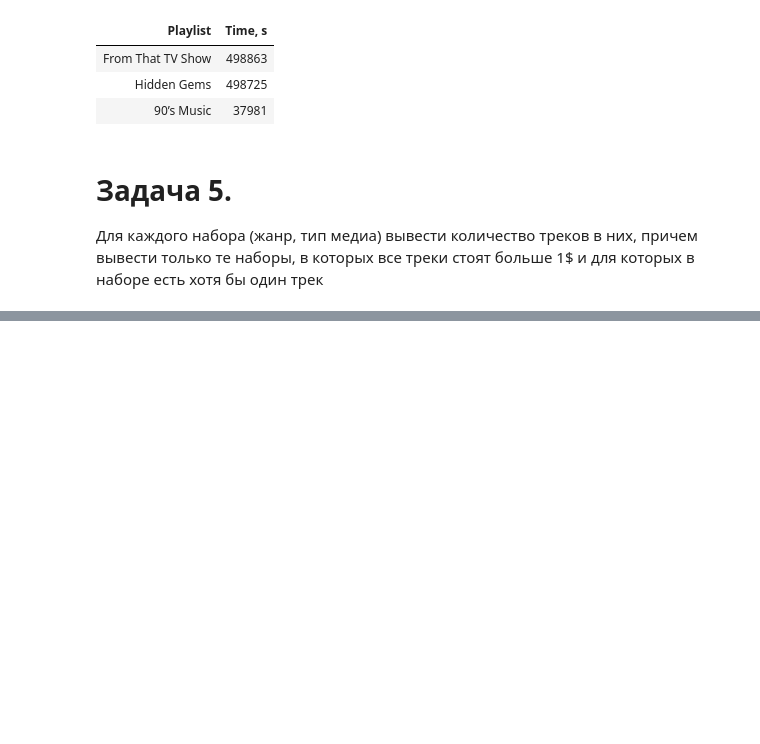
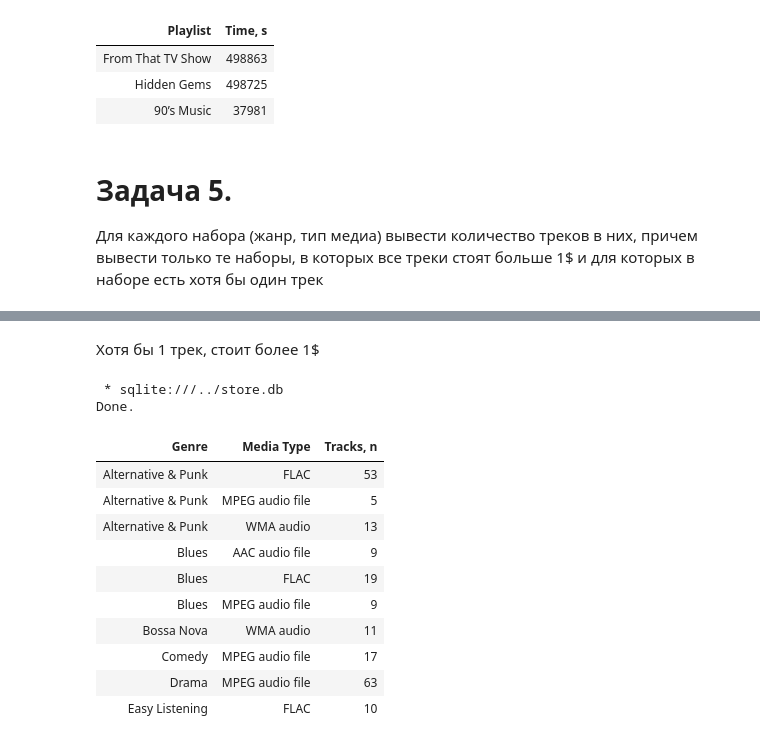
Before and after one commit to va9abond/ac-db-210, a Jupyter notebook: p2-tables-connections/p2.ipynb, the cells around one changed output, grey strips where cells are left out. Cells and saved outputs as stored; diff of their text form; code cells hidden in the pictures; blank space fills up the shorter version.

```diff
--- a/p2-tables-connections/p2.ipynb
+++ b/p2-tables-connections/p2.ipynb
@@ -746,0 +742,39 @@ Done.
+# %% [markdown]
+Хотя бы 1 трек, стоит более 1$
+# %%
+%%sql
+
+SELECT
+    genres.name AS "Genre",
+    mtypes.name AS "Media Type",
+    COUNT(t.trackId) AS "Tracks, n"
+FROM (
+    SELECT trackId, genreId, mediaTypeId
+    FROM tracks
+    WHERE unitprice > 1.0
+) AS t
+INNER JOIN genres ON
+    t.genreId == genres.genreId
+INNER JOIN media_types AS mtypes ON
+    t.mediaTypeId == mtypes.mediaTypeId
+GROUP BY
+    genres.name, mtypes.name
+HAVING
+    COUNT(t.trackId) > 0
+ORDER BY
+    genres.name
+LIMIT 10
+# %% [output]
+ * sqlite:///../store.db
+Done.
+| Genre | Media Type | Tracks, n |
+| Alternative & Punk | FLAC | 53 |
+| Alternative & Punk | MPEG audio file | 5 |
+| Alternative & Punk | WMA audio | 13 |
+| Blues | AAC audio file | 9 |
+| Blues | FLAC | 19 |
+| Blues | MPEG audio file | 9 |
+| Bossa Nova | WMA audio | 11 |
+| Comedy | MPEG audio file | 17 |
+| Drama | MPEG audio file | 63 |
+| Easy Listening | FLAC | 10 |
```
Also changed, not shown: parts of 2 cells of this notebook.
